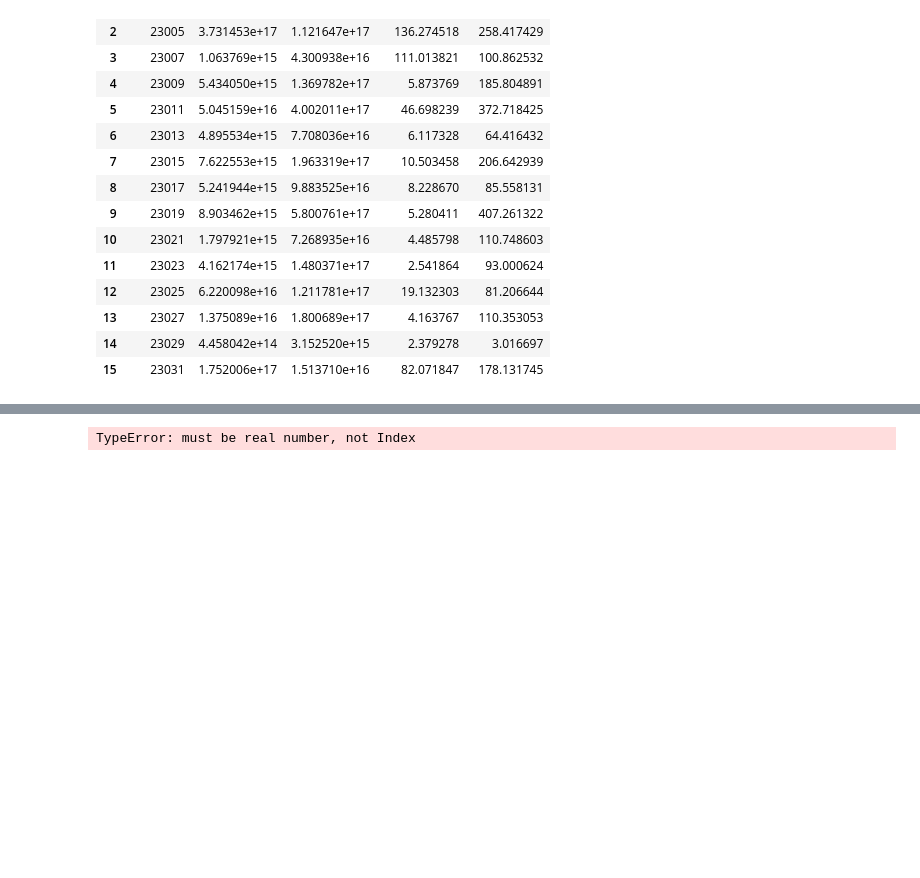
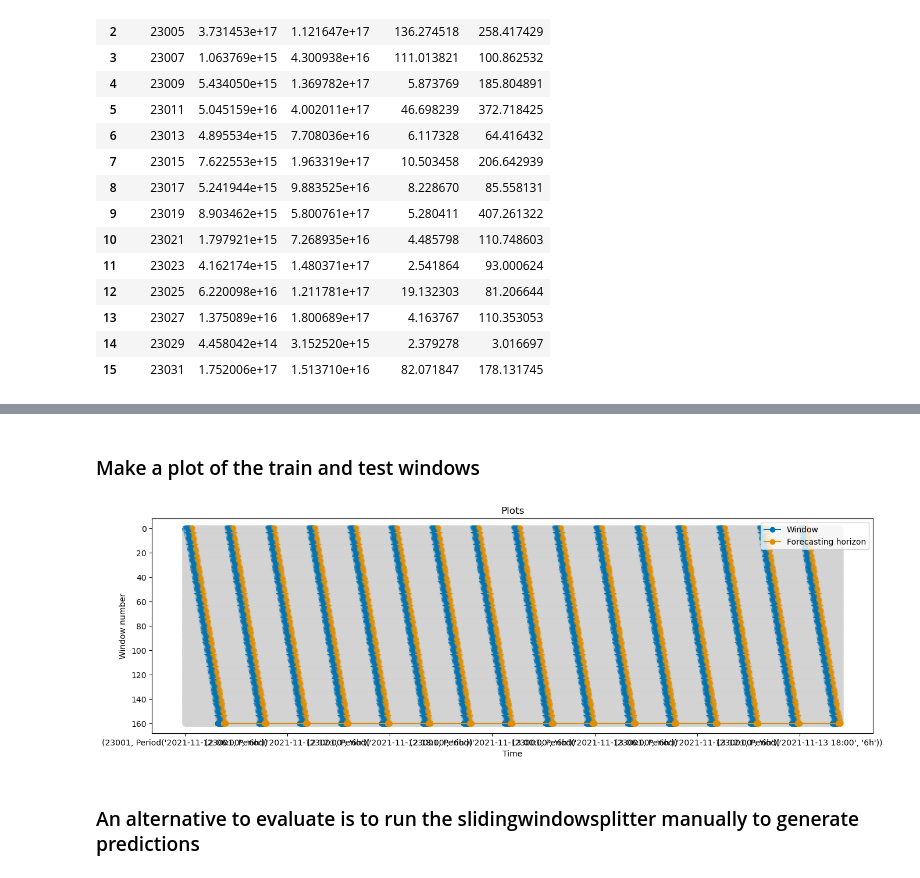
Before and after one commit to aarondweinberg/predictingpoweroutages, a Jupyter notebook: Aaron/Modeling1_AW.ipynb, the cells around one changed output, grey strips where cells are left out. Saved outputs shown, nothing was run; the diff lists cells and outputs as text; code cells hidden in the pictures; blank space fills up the shorter version.

```diff
--- a/Aaron/Modeling1_AW.ipynb
+++ b/Aaron/Modeling1_AW.ipynb
@@ -336,3 +399,5 @@ Documentation here: https://www.sktime.net/en/stable/examples/forecasting/window
+# %% [markdown]
+### Make a plot of the train and test windows
 # %%
 #Sample code from the website
 
@@ -415,14 +469,0 @@ def get_windows(y, cv):
-# %%
-# Set up a slidingwindowsplitter with a forecasting horizon of length 12 and a window of length 28
-
-window_length=28
-fh = ForecastingHorizon(12, is_relative=False)
-step_length=1
-
-sw = SlidingWindowSplitter(window_length, fh, step_length)
-
-n_splits=sw.get_n_splits(y)
-
-print(f"Number of Folds={n_splits}")
-# %% [output]
-TypeError: must be real number, not Index
@@ -462 +470,9 @@ results = evaluate(
+# %%
+train_windows, test_windows = get_windows(y_small, sw)
+
+plot_windows(y_small, train_windows, test_windows, title="Plots")
+# %% [output]
+[figure, added]
+# %% [markdown]
+### An alternative to evaluate is to run the slidingwindowsplitter manually to generate predictions
 # %%
```
Also changed, not shown: parts of 13 cells of this notebook.
